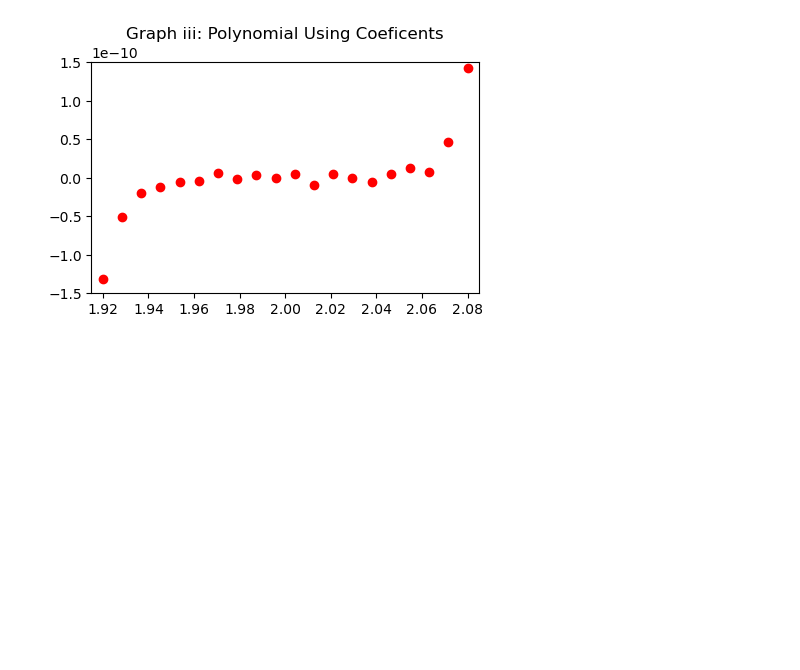
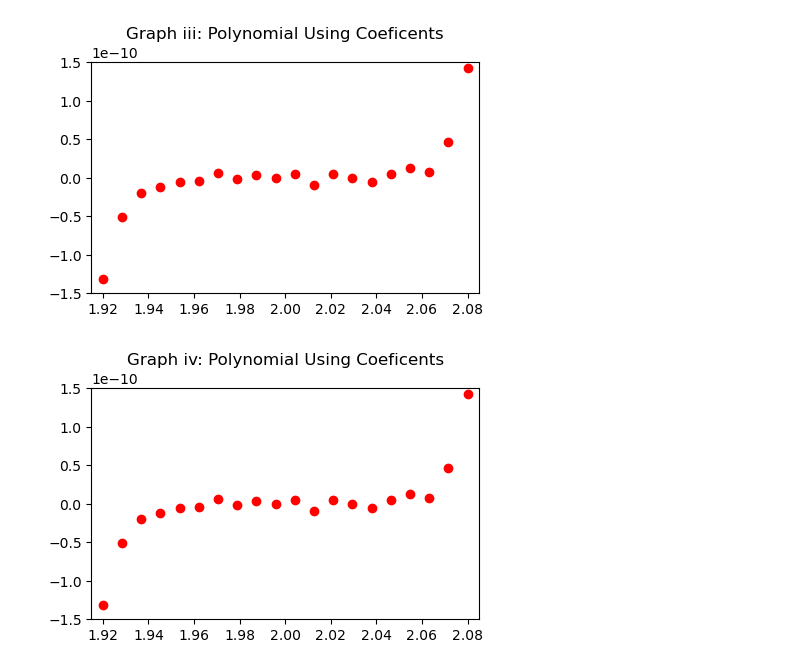
Before and after one commit to JensenLav/APPM4600, a Jupyter notebook: HW2/hw2.ipynb, the cells around one changed output. Saved outputs shown, nothing was run; the diff lists cells and outputs as text; code cells hidden in the pictures; blank space fills up the shorter version.

```diff
--- a/HW2/hw2.ipynb
+++ b/HW2/hw2.ipynb
@@ -66,3 +71,26 @@ plt.scatter(points_x, p2, color='red')
 plt.show()
 # %% [output]
 [figure]
+# %%
+x1,x2,y1,y2 = 1.92, 2.08, -1.5e-10, 1.5e-10
+N = 20
+points_x = [x1]
+points_y = []
+roots = 2
+p = np.poly1d([1,-18,144,-672,2016,-4032,5376,-4608,2304,-512])
+eqidist = (x2 - x1) / (N-1)
+
+for i in range(1,N-1):
+    points_x.append((x1 + i*eqidist))
+points_x.append(x2)
+
+for j in range(len(points_x)):
+    points_y.append(np.polyval(p, points_x[j]))
+
+plt.figure(figsize=(5,3))
+plt.title('Graph iv: Polynomial Using Coeficents')
+plt.axis([x1-0.005, x2+0.005, y1, y2])
+plt.scatter(points_x, points_y, color='red')
+plt.show()
+# %% [output]
+[figure, added]
```
Also changed, not shown: parts of 1 cell of this notebook.
